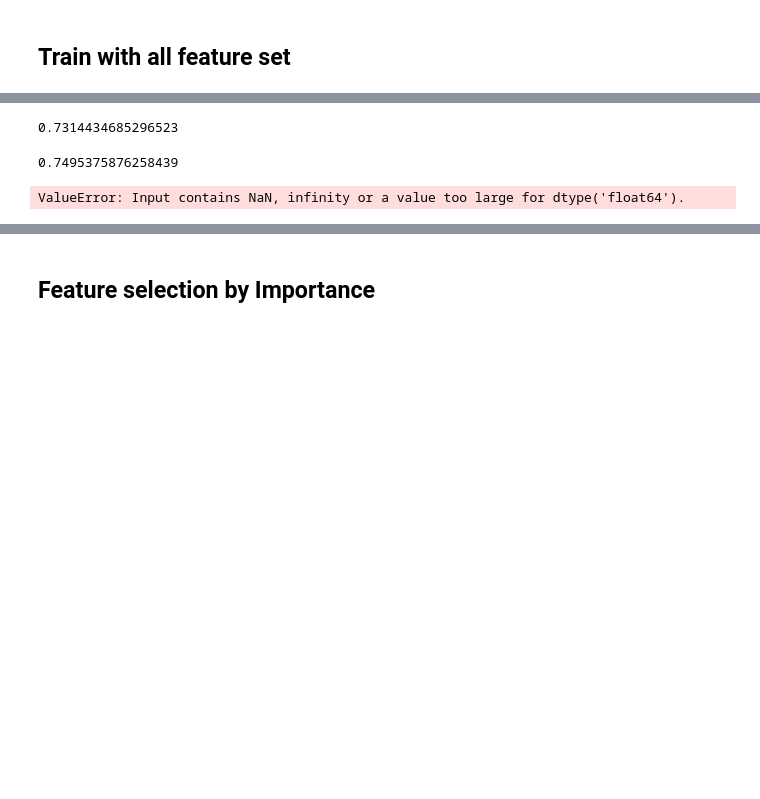
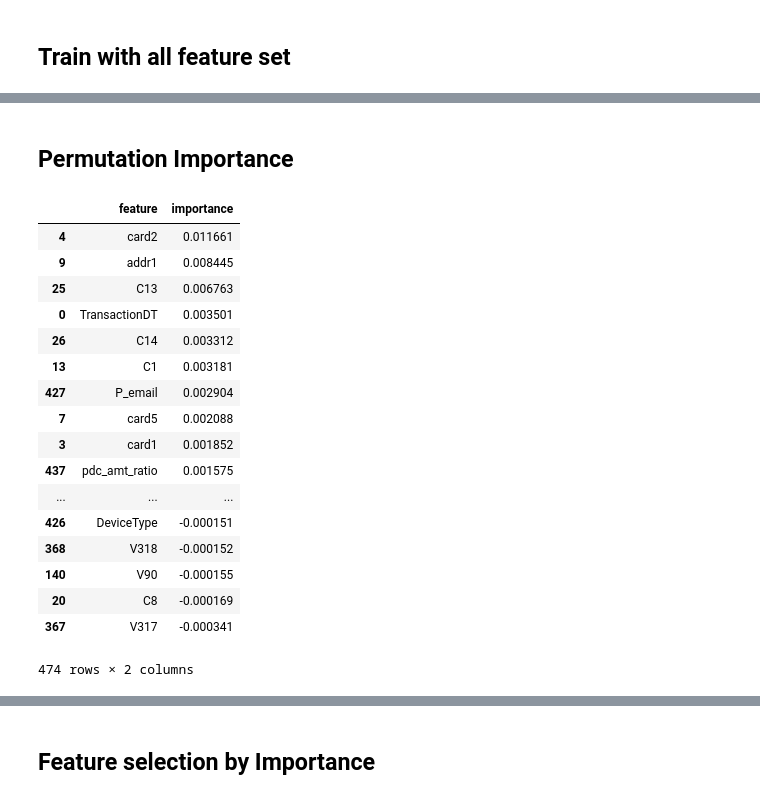
Before and after one commit to haataa/IEEE_CIS_Fraud_Detection, a Jupyter notebook: feature_selection.ipynb, the cells around one changed output, grey strips where cells are left out. Cells and saved outputs as stored; diff of their text form; code cells hidden in the pictures; blank space fills up the shorter version.

Commit message:
feat:  add permutation_importance function

```diff
--- a/feature_selection.ipynb
+++ b/feature_selection.ipynb
@@ -180,6 +176,26 @@ def fold_select_feature(Nfold,features_train,labels_train,categorical,importance
         print( "  auc = ", auc_score )
 
     return ave_auc,to_drop
+# %%
+def permutation_importance(model,features_valid,labels_valid):
+    """calculate permutation importance of features
+    Args:
+        model: the trained model.
+        features_valid: dataframe. The validation set of features.
+        labels_valid: labels of validation set.
+    Returns:
+        df_fimportance: dataframe. The importances of features.
+    """
+    base_score = roc_auc_score(labels_valid, model.predict(features_valid))
+    list_fimportance = []
+    for col in features_valid.columns:
+        #print(col)
+        save = features_valid[col].copy()
+        features_valid[col] = np.random.permutation(features_valid[col])
+        col_score = roc_auc_score(labels_valid, model.predict(features_valid))
+        features_valid[col] = save
+        list_fimportance.append([col,base_score - col_score])
+    return pd.DataFrame(list_fimportance,columns = ['feature','importance'])
 # %% [markdown]
 ## Train with all feature set
 # %%
@@ -242,25 +214,28 @@ LGBMClassifier(bagging_fraction=0.4181193142567742, bagging_seed=11,
-# %%
-save = features_train.iloc[160000:]['card1'].copy()
-features_train.iloc[160000:]['card1'] = np.random.permutation(features_train.iloc[160000:]['card1'])
-pred = clf.predict(features_train.iloc[160000:])
-m = roc_auc_score(labels_train.iloc[160000:], pred)
-features_train.iloc[160000:]['card1'] = save
-# %%
-m
-# %% [output]
-0.7314434685296523
+# %% [markdown]
+## Permutation Importance
 # %%
-pred = clf.predict(features_train.iloc[160000:])
-m = roc_auc_score(labels_train.iloc[160000:], pred)
+fi_importance = permutation_importance(model,features_train.iloc[160000:],labels_train.iloc[160000:])
-# %%
-m
-# %% [output]
-0.7495375876258439
-# %%
-perm = PermutationImportance(clf, random_state=RSEED).fit(features_train.iloc[160000:],
-                                                            labels_train.iloc[160000:])
-# %% [output]
-ValueError: Input contains NaN, infinity or a value too large for dtype('float64').
+# %%
+fi_importance.sort_values('importance',ascending=False)
+# %% [output]
+|  | feature | importance |
+| 4 | card2 | 0.011661 |
+| 9 | addr1 | 0.008445 |
+| 25 | C13 | 0.006763 |
+| 0 | TransactionDT | 0.003501 |
+| 26 | C14 | 0.003312 |
+| 13 | C1 | 0.003181 |
+| 427 | P_email | 0.002904 |
+| 7 | card5 | 0.002088 |
+| 3 | card1 | 0.001852 |
+| 437 | pdc_amt_ratio | 0.001575 |
+| ... | ... | ... |
+| 426 | DeviceType | -0.000151 |
+| 368 | V318 | -0.000152 |
+| 140 | V90 | -0.000155 |
+| 20 | C8 | -0.000169 |
+| 367 | V317 | -0.000341 |
+474 rows × 2 columns
 # %%
 categorical = list(set(categorical_raw).intersection(features_train.columns))
 ave_auc,to_drop = fold_select_feature(3,features_train,labels_train,categorical,importance=0)
```
Also changed, not shown: parts of 11 cells of this notebook.
